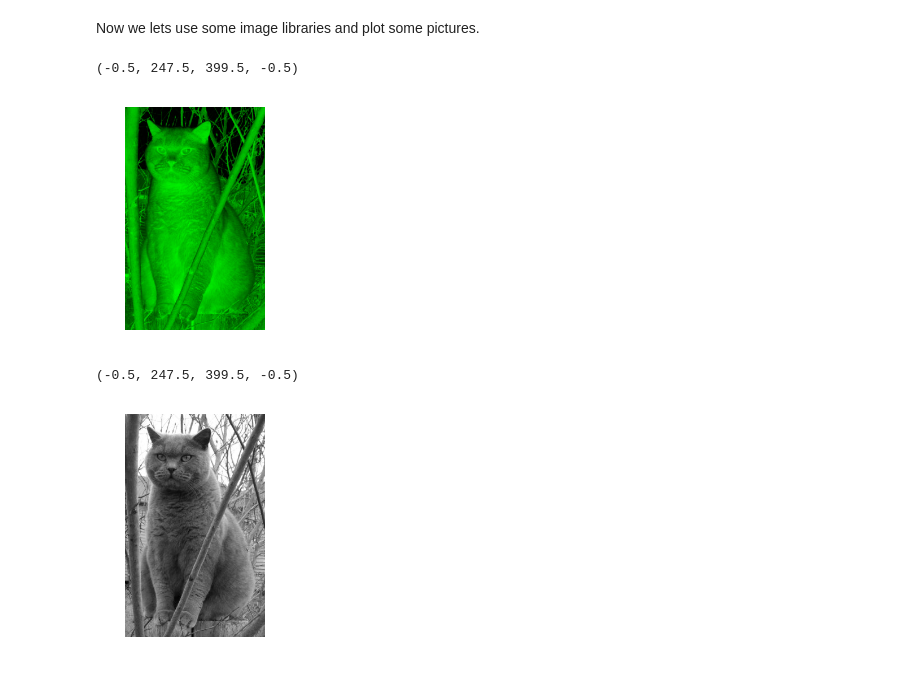
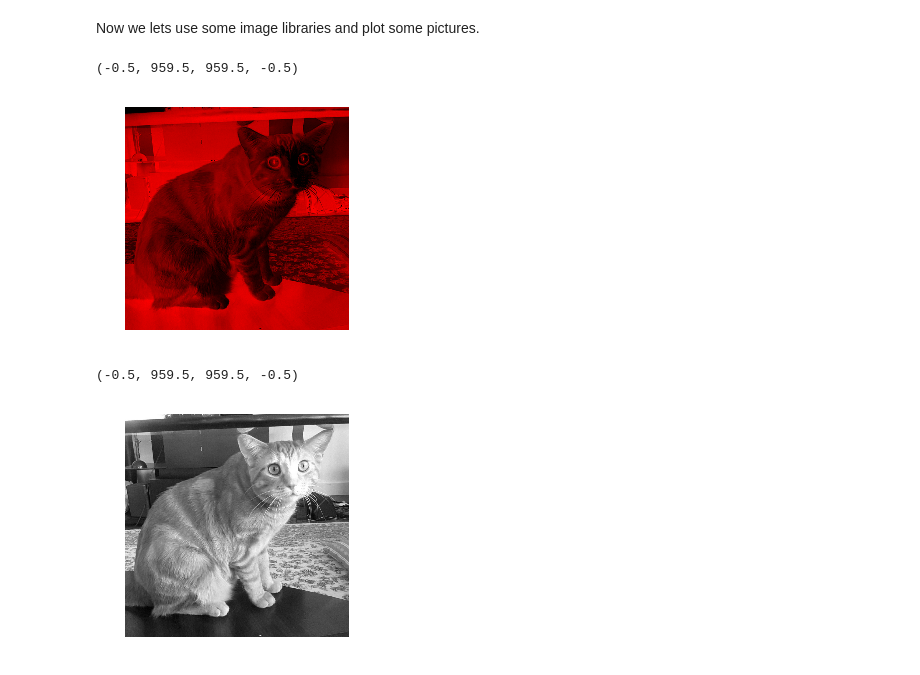
Before and after one commit to vahidpartovinia/pythonworkshop, a Jupyter notebook: ipython/chapter02.ipynb, the cells around one changed output. Drawn from its saved outputs; the diff is of its cells as text; code cells hidden in the pictures.

```diff
--- a/ipython/chapter02.ipynb
+++ b/ipython/chapter02.ipynb
@@ -182,18 +187,19 @@ Now we lets use some image libraries and plot some pictures.
 # %%
 import matplotlib.pylab as plt
 %matplotlib inline
-#url=http://cs231n.github.io/assets/cat.jpg
-img = plt.imread('../data/cat.jpg')
-img_tinted = img * [0, 1, 0]
+img = plt.imread('../data/goori.jpg')
+img.shape
+plt.imshow(img)
+img_tinted = img * [1, 0, 0]
 plt.imshow(img_tinted)
 plt.axis("off")
 # %% [output]
-(-0.5, 247.5, 399.5, -0.5)
+(-0.5, 959.5, 959.5, -0.5)
-[figure, old version]
+[figure, new version]
 # %%
 img_tinted = img * [.27, .72, 0.07]
 plt.imshow(np.sum(img_tinted, axis=2), "gray")
 plt.axis("off")
 # %% [output]
-(-0.5, 247.5, 399.5, -0.5)
+(-0.5, 959.5, 959.5, -0.5)
-[figure, old version]
+[figure, new version]
```
Also changed, not shown: parts of 4 cells of this notebook, 4 other files.
